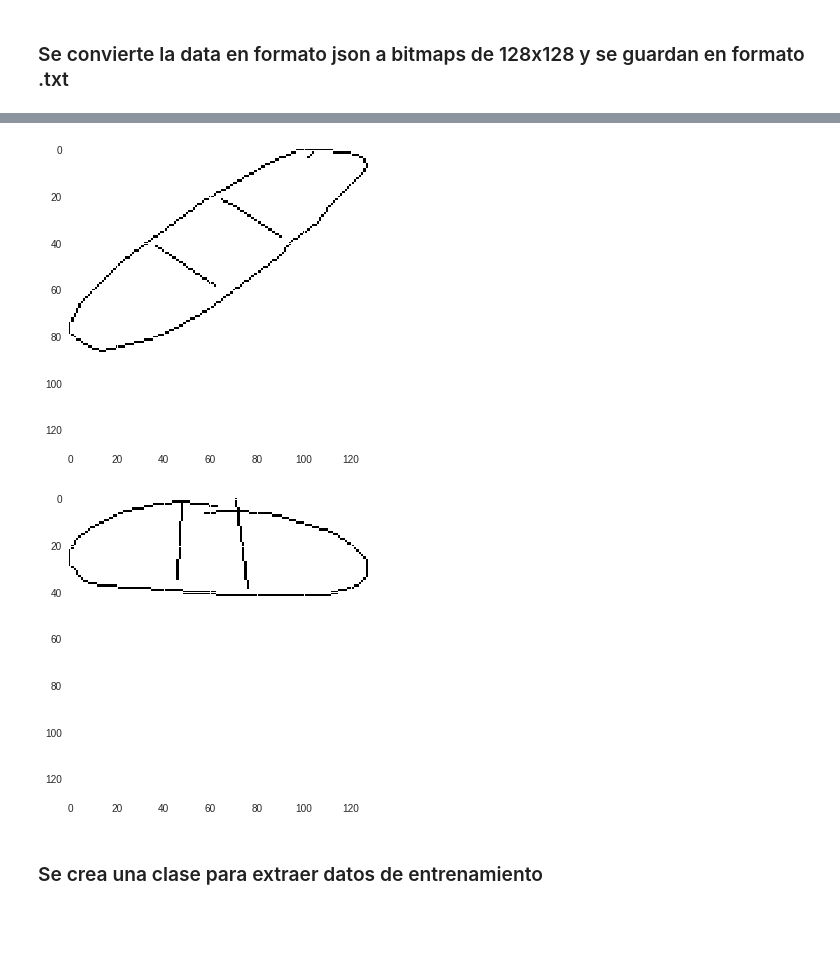
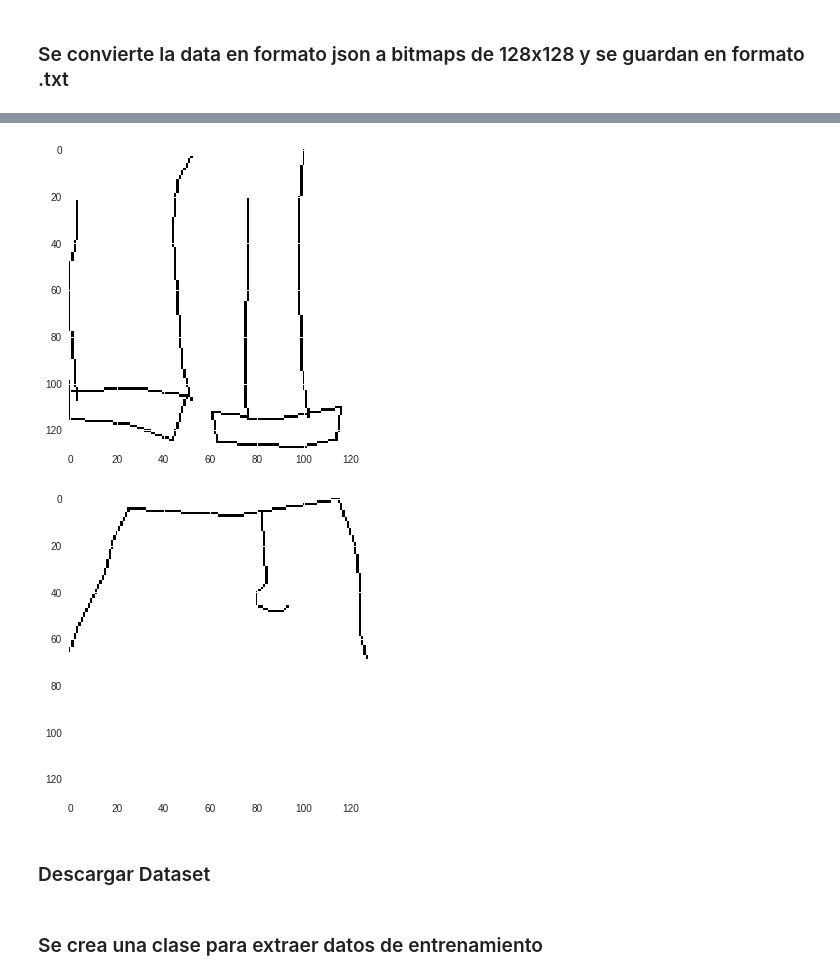
Before and after one commit to martinKindall/deep_learning_uchile, a Jupyter notebook: tarea2/Tarea2_deep_learning.ipynb, the cells around one changed output, grey strips where cells are left out. Cells and saved outputs as stored; diff of their text form; code cells hidden in the pictures; blank space fills up the shorter version.

```diff
--- a/tarea2/Tarea2_deep_learning.ipynb
+++ b/tarea2/Tarea2_deep_learning.ipynb
@@ -233,14 +227,16 @@ class_names_test = convert_data(".",
 # %%
-test_imagen = np.loadtxt("test/3/11.txt")
+test_imagen = np.loadtxt("test/3/9.txt")
 plt.imshow(test_imagen)
 plt.show()
 
-train_imagen = np.loadtxt("train/3/250.txt")
+train_imagen = np.loadtxt("train/3/99.txt")
 plt.imshow(train_imagen)
 plt.show()
 # %% [output]
-[figure, old version]
+[figure, new version]
-[figure, old version]
+[figure, new version]
+# %% [markdown]
+### Descargar Dataset
 # %%
 !tar czf train.tar.gz train/
 !tar czf test.tar.gz test/
```
Also changed, not shown: parts of 19 cells of this notebook.
